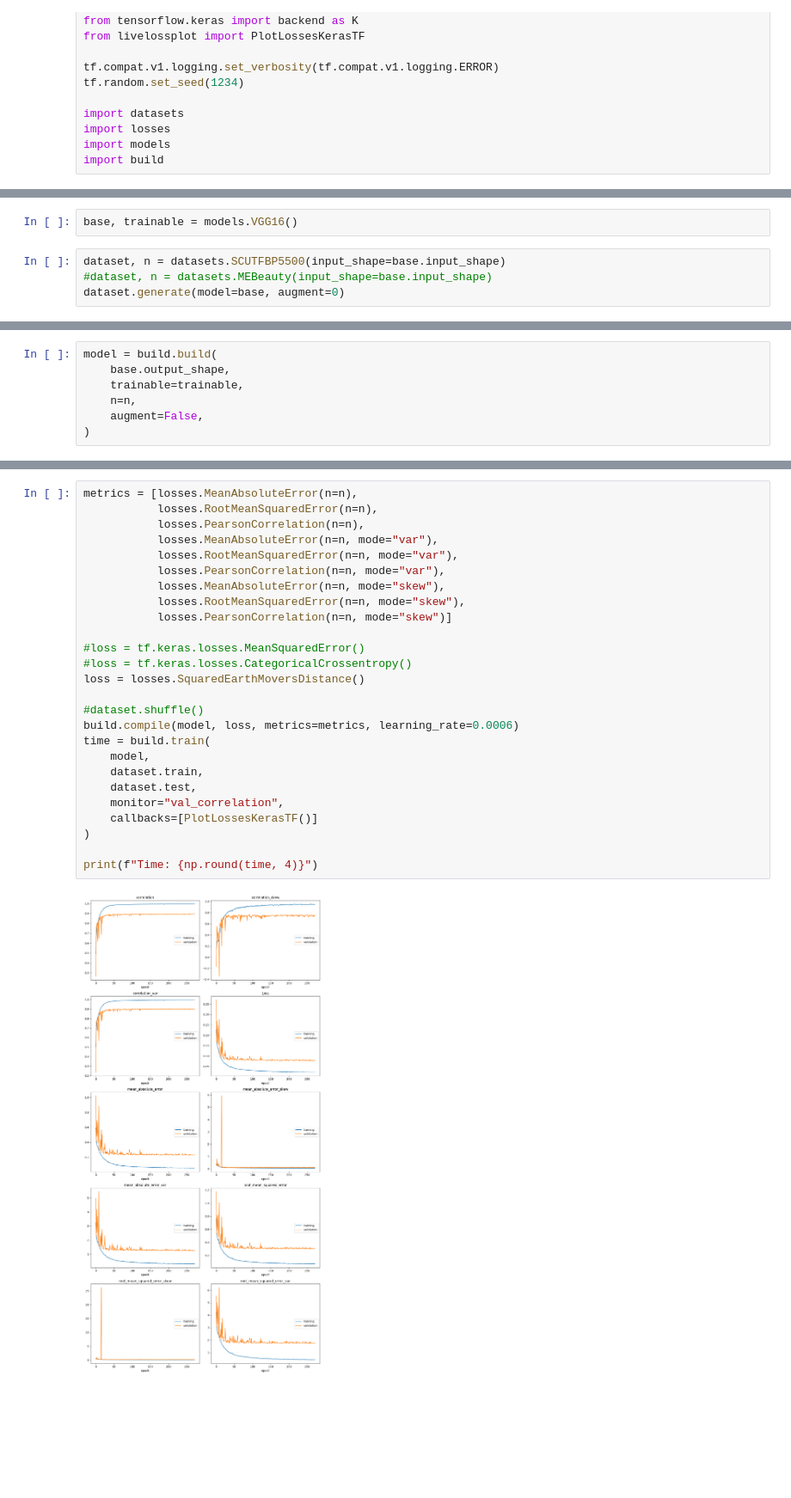
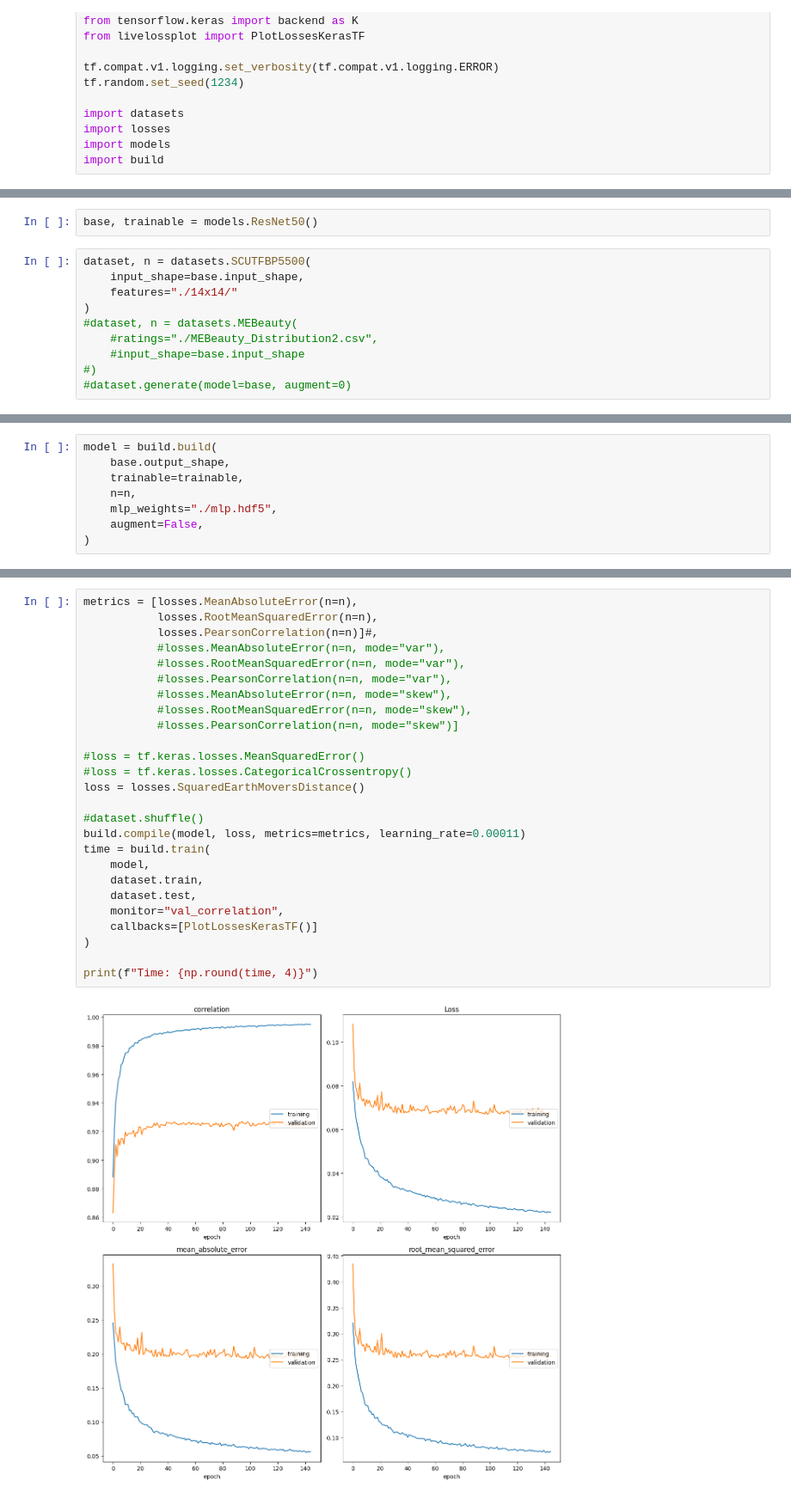
Before and after one commit to noahugail/FacialBeauty, a Jupyter notebook: main.ipynb, the cells around one changed output, grey strips where cells are left out. Shown at 86% size. Drawn from its saved outputs; the diff is of its cells as text; blank space fills up the shorter version.

```diff
--- a/main.ipynb
+++ b/main.ipynb
@@ -15,6 +18,12 @@ import build
 # %%
-base, trainable = models.VGG16()
+base, trainable = models.ResNet50()
 # %%
-dataset, n = datasets.SCUTFBP5500(input_shape=base.input_shape)
-#dataset, n = datasets.MEBeauty(input_shape=base.input_shape)
-dataset.generate(model=base, augment=0)
+dataset, n = datasets.SCUTFBP5500(
+    input_shape=base.input_shape,
+    features="./14x14/"
+)
+#dataset, n = datasets.MEBeauty(
+    #ratings="./MEBeauty_Distribution2.csv",
+    #input_shape=base.input_shape
+#)
+#dataset.generate(model=base, augment=0)
@@ -25,6 +32,7 @@ model = build.build(
     base.output_shape,
     trainable=trainable,
     n=n,
+    mlp_weights="./mlp.hdf5",
     augment=False,
 )
 # %% [output]
@@ -48,29 +54,29 @@ _________________________________________________________________
 # %%
 metrics = [losses.MeanAbsoluteError(n=n),
            losses.RootMeanSquaredError(n=n),
-           losses.PearsonCorrelation(n=n),
-           losses.MeanAbsoluteError(n=n, mode="var"),
-           losses.RootMeanSquaredError(n=n, mode="var"),
-           losses.PearsonCorrelation(n=n, mode="var"),
-           losses.MeanAbsoluteError(n=n, mode="skew"),
-           losses.RootMeanSquaredError(n=n, mode="skew"),
-           losses.PearsonCorrelation(n=n, mode="skew")]
+           losses.PearsonCorrelation(n=n)]#,
+           #losses.MeanAbsoluteError(n=n, mode="var"),
+           #losses.RootMeanSquaredError(n=n, mode="var"),
+           #losses.PearsonCorrelation(n=n, mode="var"),
+           #losses.MeanAbsoluteError(n=n, mode="skew"),
+           #losses.RootMeanSquaredError(n=n, mode="skew"),
+           #losses.PearsonCorrelation(n=n, mode="skew")]
 
 #loss = tf.keras.losses.MeanSquaredError()
 #loss = tf.keras.losses.CategoricalCrossentropy()
 loss = losses.SquaredEarthMoversDistance()
 
 #dataset.shuffle()
-build.compile(model, loss, metrics=metrics, learning_rate=0.0006)
+build.compile(model, loss, metrics=metrics, learning_rate=0.00011)
 time = build.train(
     model,
     dataset.train,
     dataset.test,
     monitor="val_correlation",
     callbacks=[PlotLossesKerasTF()]
 )
 
 print(f"Time: {np.round(time, 4)}")
 # %% [output]
-[figure, old version]
+[figure, new version]
 correlation
```
Also changed, not shown: parts of 8 cells of this notebook, 5 other files.
